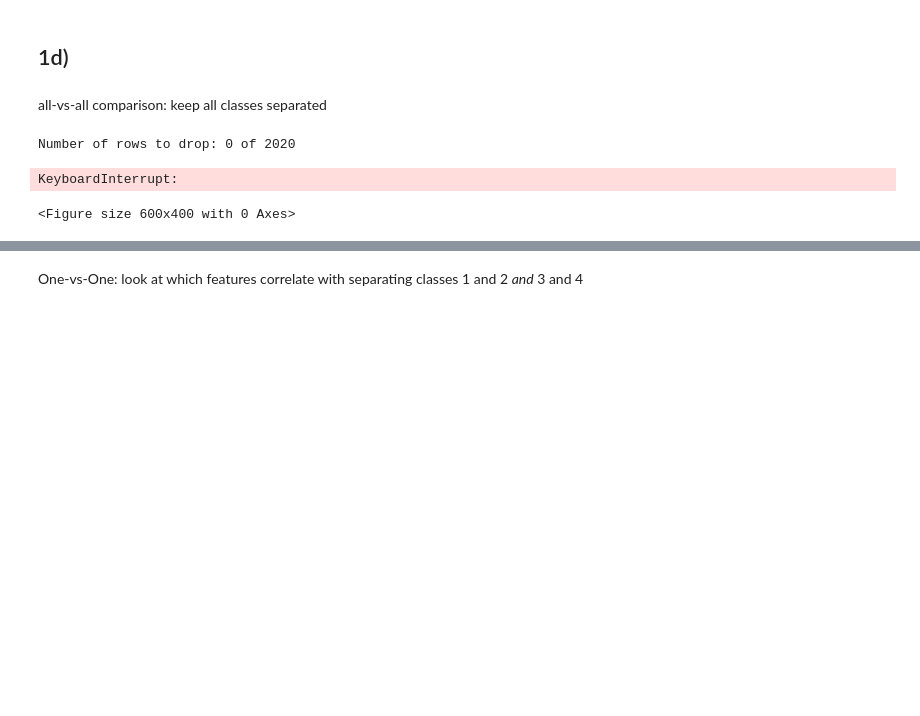
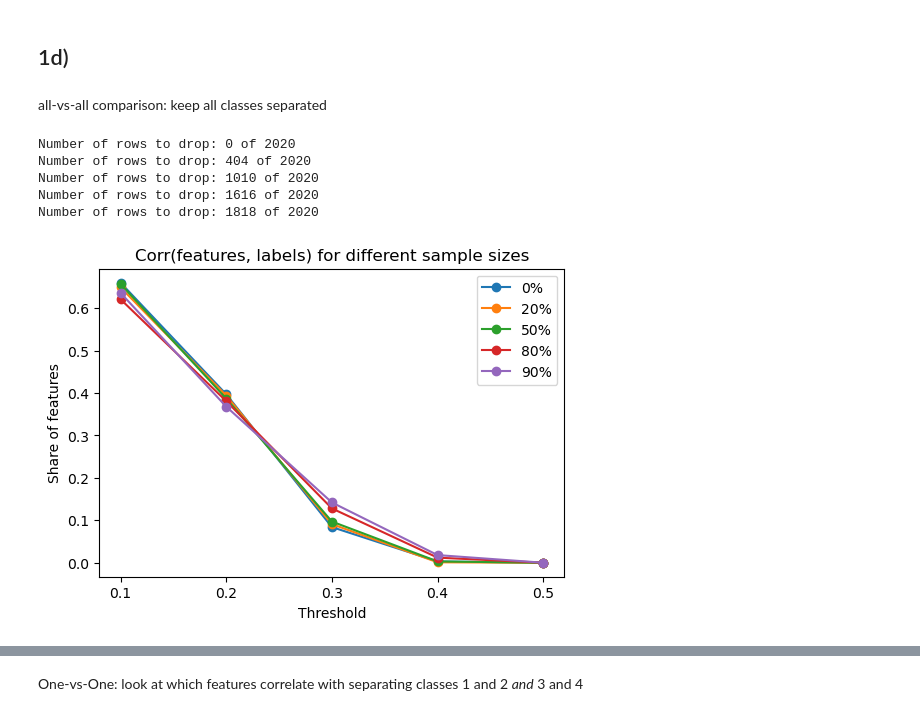
Before and after one commit to jespeols/MPCAS, a Jupyter notebook: MVE441_StatLearning/Exam/code/data_exploration.ipynb, the cells around one changed output, grey strips where cells are left out. Saved outputs shown, nothing was run; the diff lists cells and outputs as text; code cells hidden in the pictures; blank space fills up the shorter version.

```diff
--- a/MVE441_StatLearning/Exam/code/data_exploration.ipynb
+++ b/MVE441_StatLearning/Exam/code/data_exploration.ipynb
@@ -282,29 +298,34 @@ all-vs-all comparison: keep all classes separated
 # %%
 drop_shares = [0.0, 0.2, 0.5, 0.8, 0.9]
 plt.figure(figsize=(6, 4))
 
 for i, drop_share in enumerate(drop_shares):
     rows_to_drop = df_dropna.sample(frac=drop_share, random_state=1234).index
     df_dropped = df_dropna.drop(rows_to_drop)
     print(f'Number of rows to drop: {len(rows_to_drop)} of {num_samples_dropna}')
 
     feature_corr = df_dropped.corr(method='pearson').iloc[1:, 0]
 
     thresholds = [0.5, 0.4, 0.3, 0.2, 0.1]
     num_significant_features = get_share_features_with_corr(feature_corr, thresholds)
 
     plt.plot(thresholds, num_significant_features, label=f'{drop_share*100:.0f}%', marker='o')
     plt.title('Corr(features, labels) for different sample sizes', fontsize=12)
     plt.xlabel('Threshold')
     plt.ylabel('Share of features')
     plt.xticks(thresholds)
     plt.legend()
 
+path = "results/Q1/1d/corr_features_labels.png"
+plt.savefig(path, dpi=300, bbox_inches='tight')
 plt.show()
 # %% [output]
 Number of rows to drop: 0 of 2020
+Number of rows to drop: 404 of 2020
+Number of rows to drop: 1010 of 2020
+Number of rows to drop: 1616 of 2020
+Number of rows to drop: 1818 of 2020
-KeyboardInterrupt:
-<Figure size 600x400 with 0 Axes>
+[figure, added]
 # %%
 num_classes = len(df_dropna['class'].unique())
 
```
Also changed, not shown: parts of 8 cells of this notebook, 1 other file.
